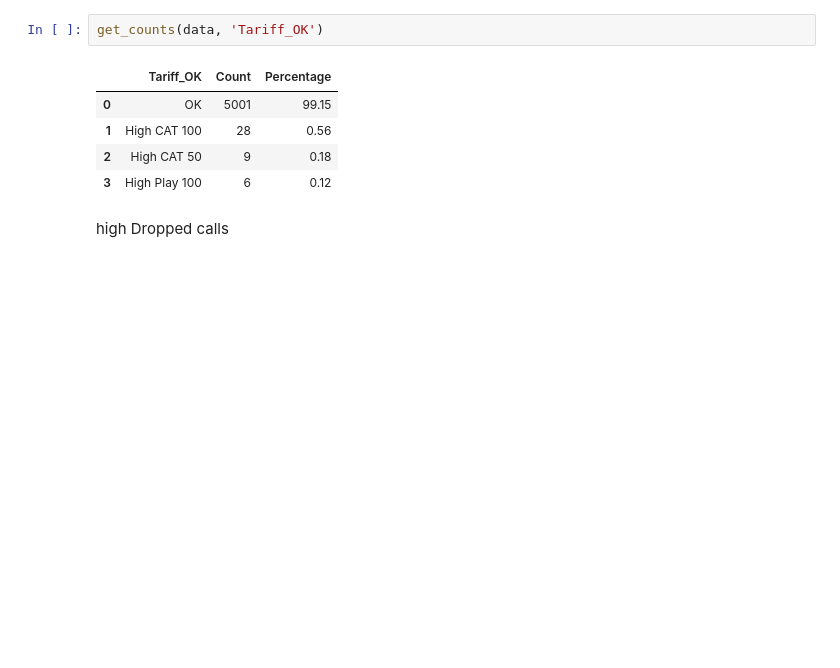
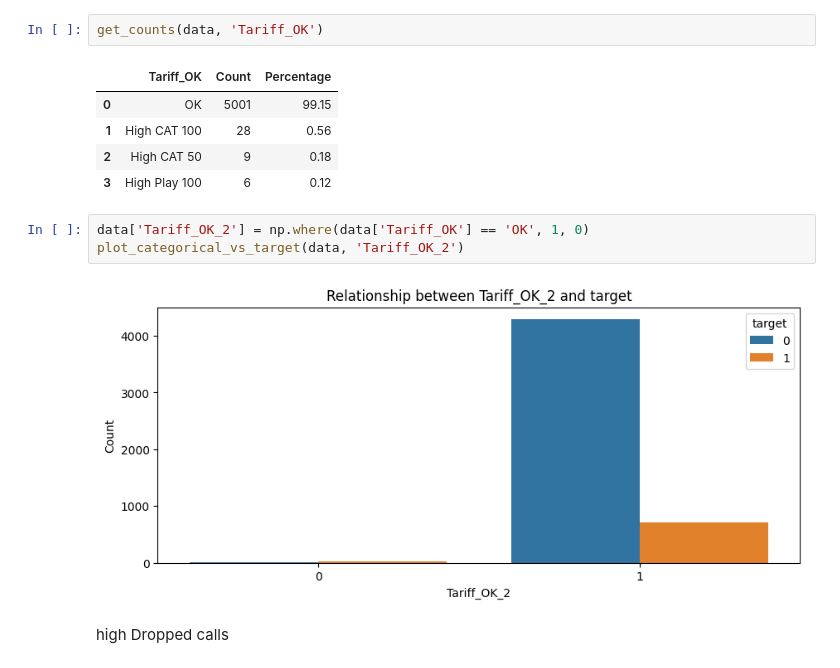
Before and after one commit to Yiannis7918/Advanced_Analytics_2024, a Jupyter notebook: Assignment_1/Scripts_Lennert/EDA.ipynb, the cells around one changed output. Saved outputs shown, nothing was run; the diff lists cells and outputs as text; blank space fills up the shorter version.

```diff
--- a/Assignment_1/Scripts_Lennert/EDA.ipynb
+++ b/Assignment_1/Scripts_Lennert/EDA.ipynb
@@ -274,6 +271,11 @@ get_counts(data, 'Tariff_OK')
 | 1 | High CAT 100 | 28 | 0.56 |
 | 2 | High CAT 50 | 9 | 0.18 |
 | 3 | High Play 100 | 6 | 0.12 |
+# %%
+data['Tariff_OK_2'] = np.where(data['Tariff_OK'] == 'OK', 1, 0)
+plot_categorical_vs_target(data, 'Tariff_OK_2')
+# %% [output]
+[figure, added]
 # %% [markdown]
 high Dropped calls
 # %%
```
Also changed, not shown: parts of 12 cells of this notebook, 7 other files.
